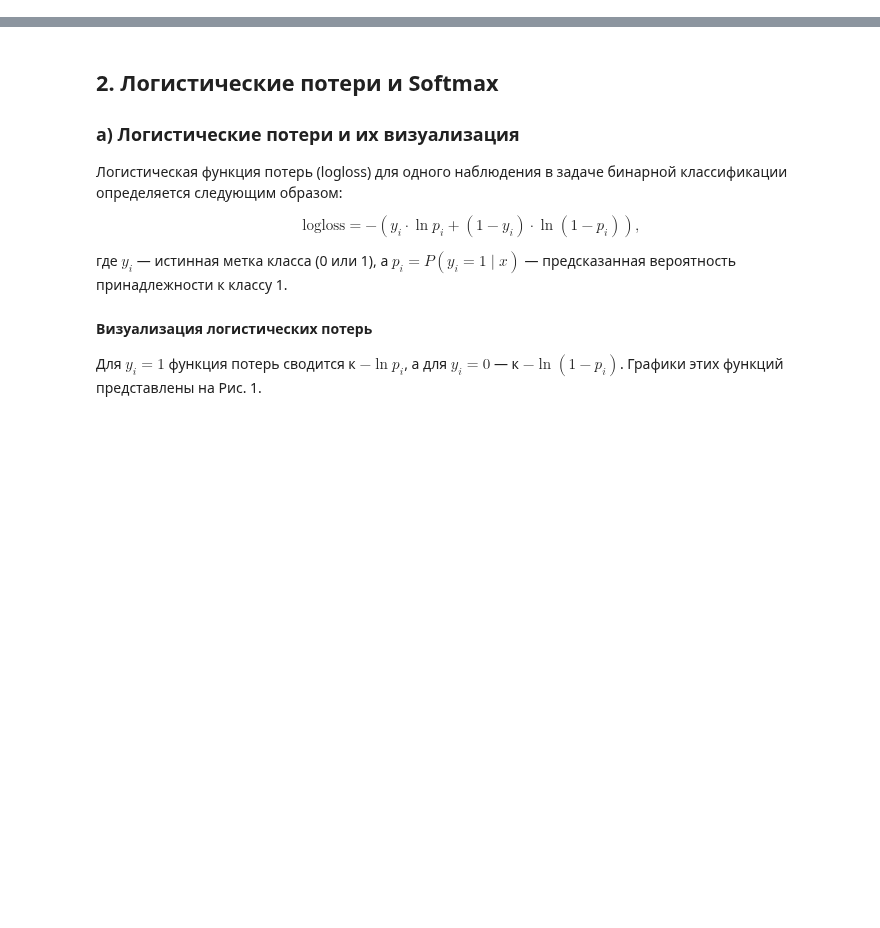
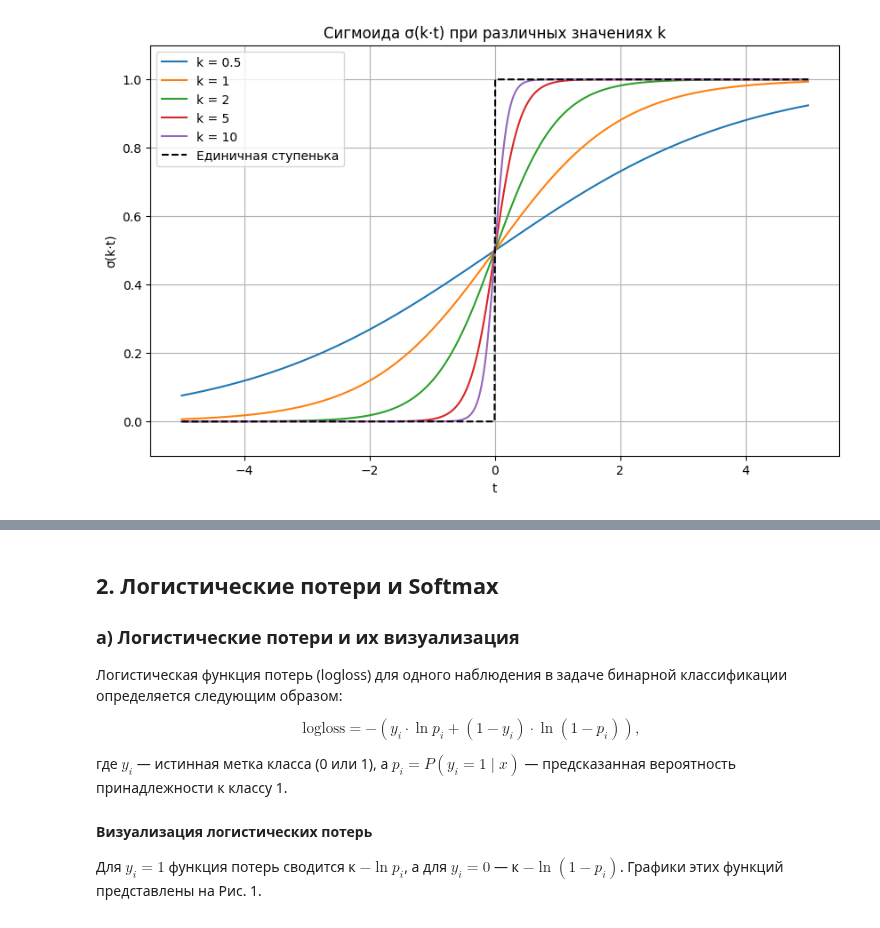
Before and after one commit to Fairim/ABC_DataMining, a Jupyter notebook: DL/3_Функции_активации_в_нейронных_сетях.ipynb, the cells around one changed output, grey strips where cells are left out. Drawn from its saved outputs; the diff is of its cells as text; code cells hidden in the pictures; blank space fills up the shorter version.

```diff
--- a/DL/3_Функции_активации_в_нейронных_сетях.ipynb
+++ b/DL/3_Функции_активации_в_нейронных_сетях.ipynb
@@ -160,0 +147,33 @@ $$
+# %%
+import numpy as np
+import matplotlib.pyplot as plt
+
+# Определение сигмоиды
+def sigmoid(k, t):
+    return 1 / (1 + np.exp(-k * t))
+
+# Создание массива значений t
+t = np.linspace(-5, 5, 1000)
+
+# Различные значения коэффициента k
+k_values = [0.5, 1, 2, 5, 10]
+
+# Построение графиков
+plt.figure(figsize=(10, 6))
+
+for k in k_values:
+    plt.plot(t, sigmoid(k, t), label=f"k = {k}")
+
+# Добавление единичной ступеньки (функции Хевисайда)
+plt.plot(t, np.heaviside(t, 0.5), label="Единичная ступенька", linestyle="--", color="black")
+
+# Настройка графика
+plt.title("Сигмоида σ(k·t) при различных значениях k")
+plt.xlabel("t")
+plt.ylabel("σ(k·t)")
+plt.grid(True)
+plt.legend()
+plt.ylim(-0.1, 1.1)
+plt.show()
+# %% [output]
+[figure, added]
```
Also changed, not shown: parts of 10 cells of this notebook.
